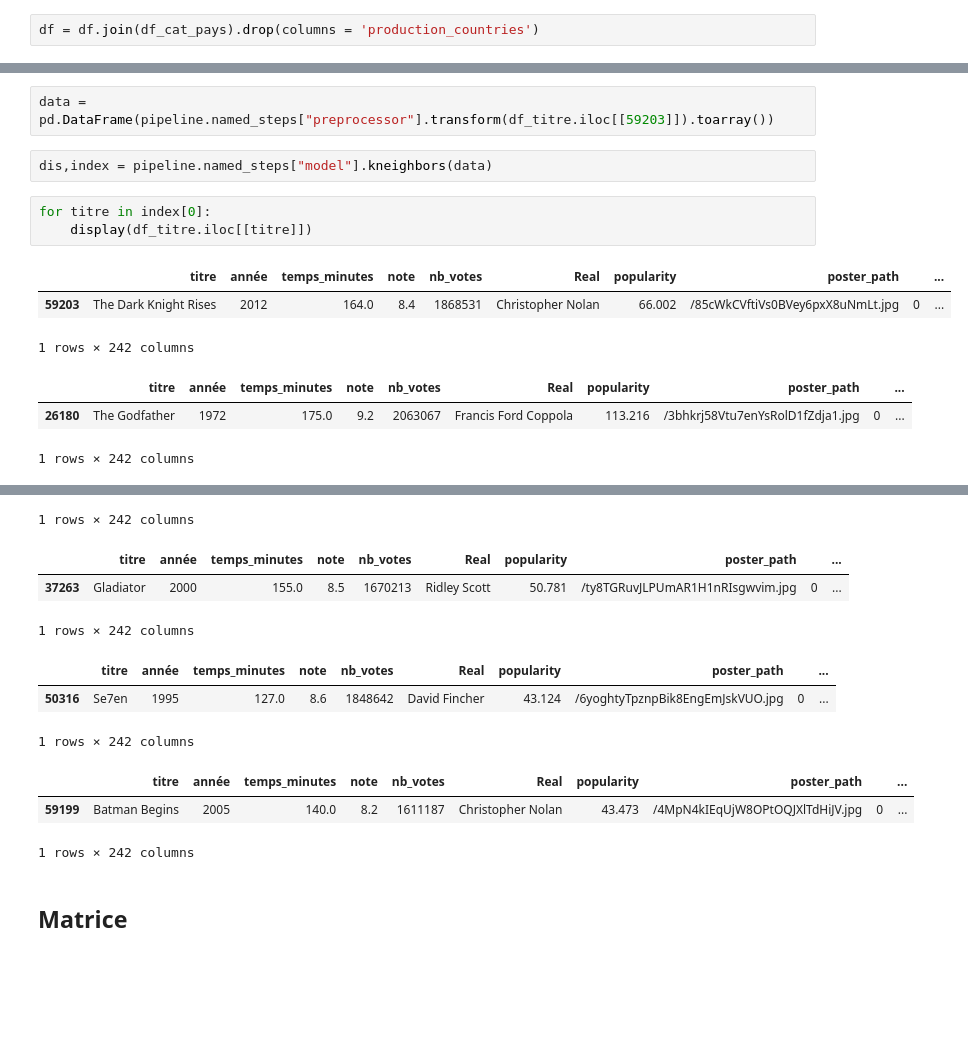
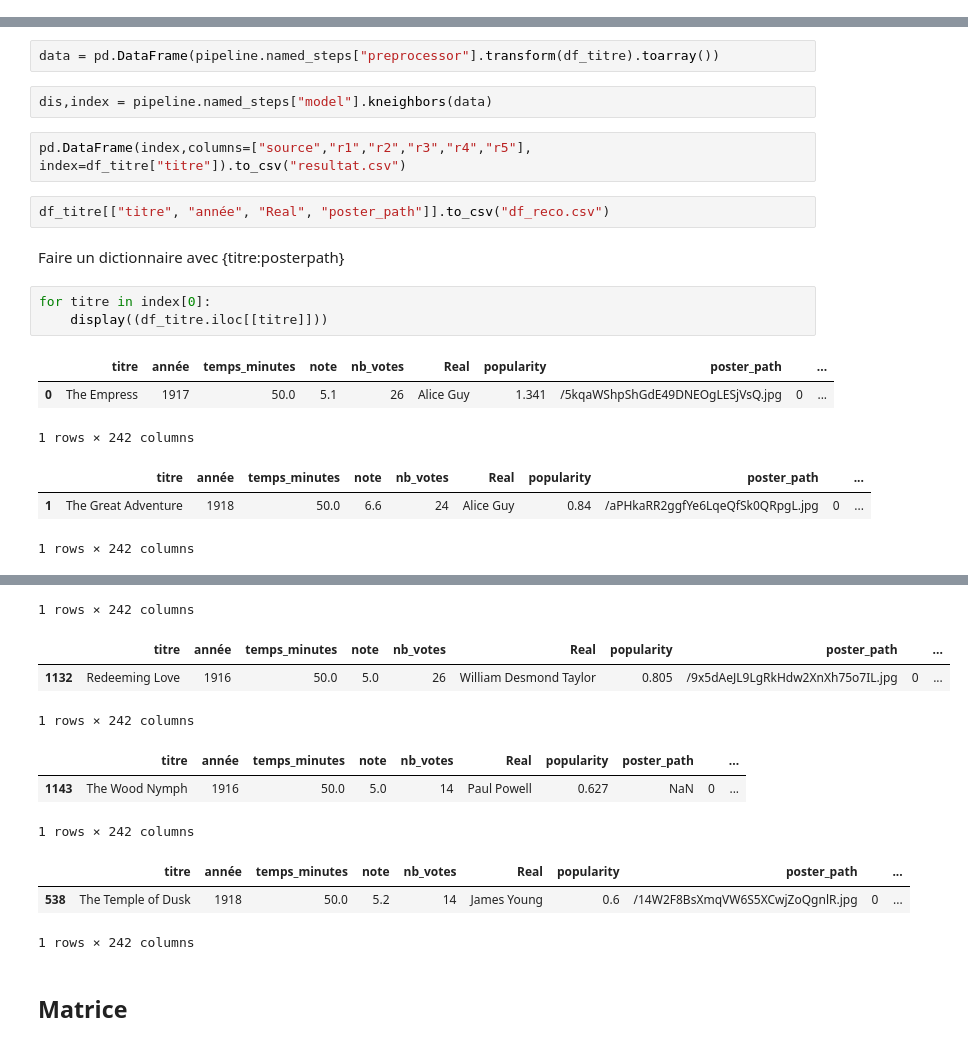
Before and after one commit to LunaGTN/film_recommendation_system, a Jupyter notebook: reco.ipynb, the cells around one changed output, grey strips where cells are left out. Saved outputs shown, nothing was run; the diff lists cells and outputs as text; blank space fills up the shorter version.

```diff
--- a/reco.ipynb
+++ b/reco.ipynb
@@ -40,8 +40,6 @@ df = df.join(df_cat_pays).drop(columns = 'production_countries')
 # %%
 df_titre = df_titre.join(df_cat).drop(columns = 'genre')
 df_titre = df_titre.join(df_cat_pays).drop(columns = 'production_countries')
-# %%
-df = df.join(df_cat_pays).drop(columns = 'production_countries')
 # %%
 col_num = df.select_dtypes('number').columns
 col_cat = ["Real"]
@@ -139,17 +137,23 @@ for nom_f, (liste_cols, pond) in dico_weight.items():
 # %% [markdown]
 ### Attribuer une distance
 # %%
-data = pd.DataFrame(pipeline.named_steps["preprocessor"].transform(df_titre.iloc[[59203]]).toarray())
+data = pd.DataFrame(pipeline.named_steps["preprocessor"].transform(df_titre).toarray())
 # %%
 dis,index = pipeline.named_steps["model"].kneighbors(data)
+# %%
+pd.DataFrame(index,columns=["source","r1","r2","r3","r4","r5"], index=df_titre["titre"]).to_csv("resultat.csv")
+# %%
+df_titre[["titre", "année", "Real", "poster_path"]].to_csv("df_reco.csv")
+# %% [markdown]
+Faire un dictionnaire avec {titre:posterpath}
 # %%
 for titre in index[0]:
-    display(df_titre.iloc[[titre]])
+    display((df_titre.iloc[[titre]]))
 # %% [output]
 |  | titre | année | temps_minutes | note | nb_votes | Real | popularity | poster_path |  | ... |
-| 59203 | The Dark Knight Rises | 2012 | 164.0 | 8.4 | 1868531 | Christopher Nolan | 66.002 | /85cWkCVftiVs0BVey6pxX8uNmLt.jpg | 0 | ... |
+| 0 | The Empress | 1917 | 50.0 | 5.1 | 26 | Alice Guy | 1.341 | /5kqaWShpShGdE49DNEOgLESjVsQ.jpg | 0 | ... |
 1 rows × 242 columns
 |  | titre | année | temps_minutes | note | nb_votes | Real | popularity | poster_path |  | ... |
-| 26180 | The Godfather | 1972 | 175.0 | 9.2 | 2063067 | Francis Ford Coppola | 113.216 | /3bhkrj58Vtu7enYsRolD1fZdja1.jpg | 0 | ... |
+| 1 | The Great Adventure | 1918 | 50.0 | 6.6 | 24 | Alice Guy | 0.84 | /aPHkaRR2ggfYe6LqeQfSk0QRpgL.jpg | 0 | ... |
 1 rows × 242 columns
 |  | titre | année | temps_minutes | note | nb_votes | Real | popularity | poster_path |  | ... |
@@ -157,12 +161,12 @@ for titre in index[0]:
 1 rows × 242 columns
 |  | titre | année | temps_minutes | note | nb_votes | Real | popularity | poster_path |  | ... |
-| 37263 | Gladiator | 2000 | 155.0 | 8.5 | 1670213 | Ridley Scott | 50.781 | /ty8TGRuvJLPUmAR1H1nRIsgwvim.jpg | 0 | ... |
+| 1132 | Redeeming Love | 1916 | 50.0 | 5.0 | 26 | William Desmond Taylor | 0.805 | /9x5dAeJL9LgRkHdw2XnXh75o7IL.jpg | 0 | ... |
 1 rows × 242 columns
 |  | titre | année | temps_minutes | note | nb_votes | Real | popularity | poster_path |  | ... |
-| 50316 | Se7en | 1995 | 127.0 | 8.6 | 1848642 | David Fincher | 43.124 | /6yoghtyTpznpBik8EngEmJskVUO.jpg | 0 | ... |
+| 1143 | The Wood Nymph | 1916 | 50.0 | 5.0 | 14 | Paul Powell | 0.627 | NaN | 0 | ... |
 1 rows × 242 columns
 |  | titre | année | temps_minutes | note | nb_votes | Real | popularity | poster_path |  | ... |
-| 59199 | Batman Begins | 2005 | 140.0 | 8.2 | 1611187 | Christopher Nolan | 43.473 | /4MpN4kIEqUjW8OPtOQJXlTdHiJV.jpg | 0 | ... |
+| 538 | The Temple of Dusk | 1918 | 50.0 | 5.2 | 14 | James Young | 0.6 | /14W2F8BsXmqVW6S5XCwjZoQgnlR.jpg | 0 | ... |
 1 rows × 242 columns
 # %% [markdown]
 ## Matrice
```
Also changed, not shown: parts of 1 cell of this notebook, 6 other files.
